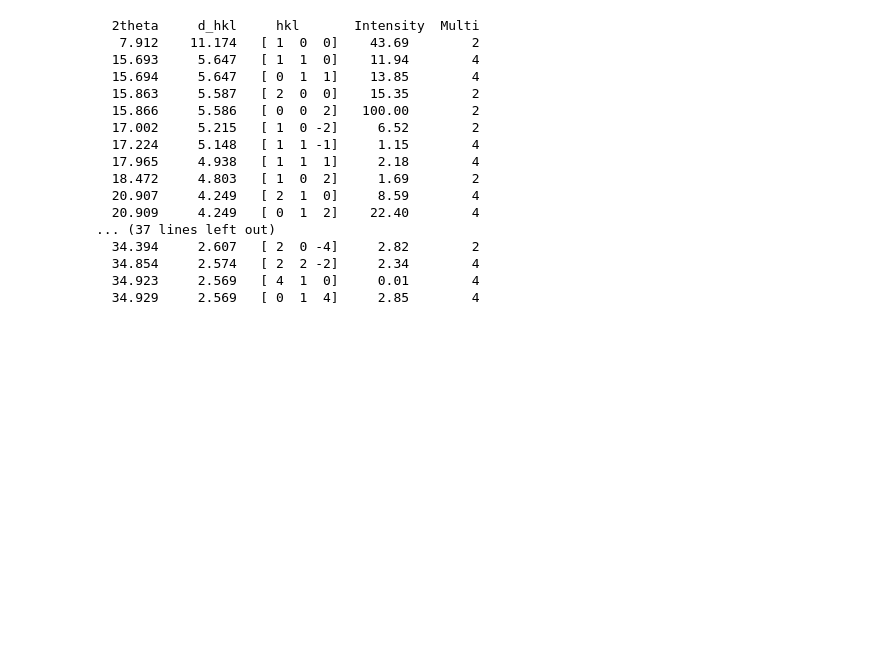
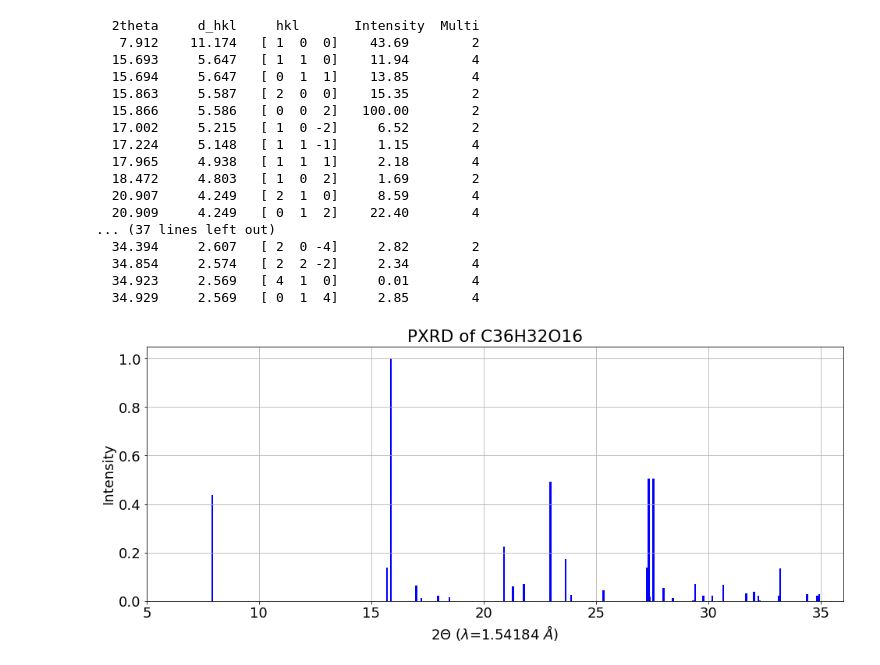
Before and after one commit to MaterSim/PyXtal, a Jupyter notebook: examples/tutorials_notebook/03_pxrd.ipynb, the cells around one changed output. Drawn from its saved outputs; the diff is of its cells as text; code cells hidden in the pictures; blank space fills up the shorter version.

```diff
--- a/examples/tutorials_notebook/03_pxrd.ipynb
+++ b/examples/tutorials_notebook/03_pxrd.ipynb
@@ -61,3 +61,8 @@ print(xrd)
   34.854     2.574   [ 2  2 -2]     2.34        4
   34.923     2.569   [ 4  1  0]     0.01        4
   34.929     2.569   [ 0  1  4]     2.85        4
+# %%
+# plot XRD
+xrd.plot_pxrd(fontsize=18, figsize=(16,6), show_hkl=False, xlim=[5,36], width=0.5, minimum_I=0.1)
+# %% [output]
+[figure, added]
```
Also changed, not shown: parts of 3 cells of this notebook, 2 other files.
